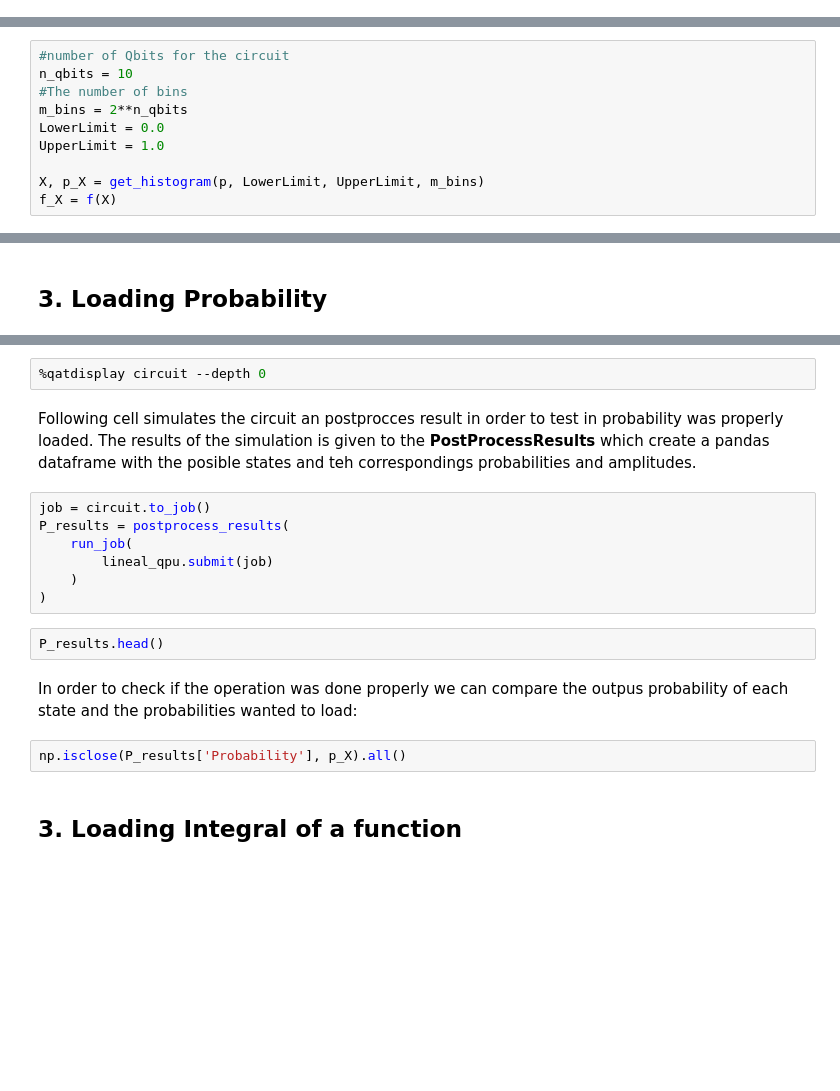
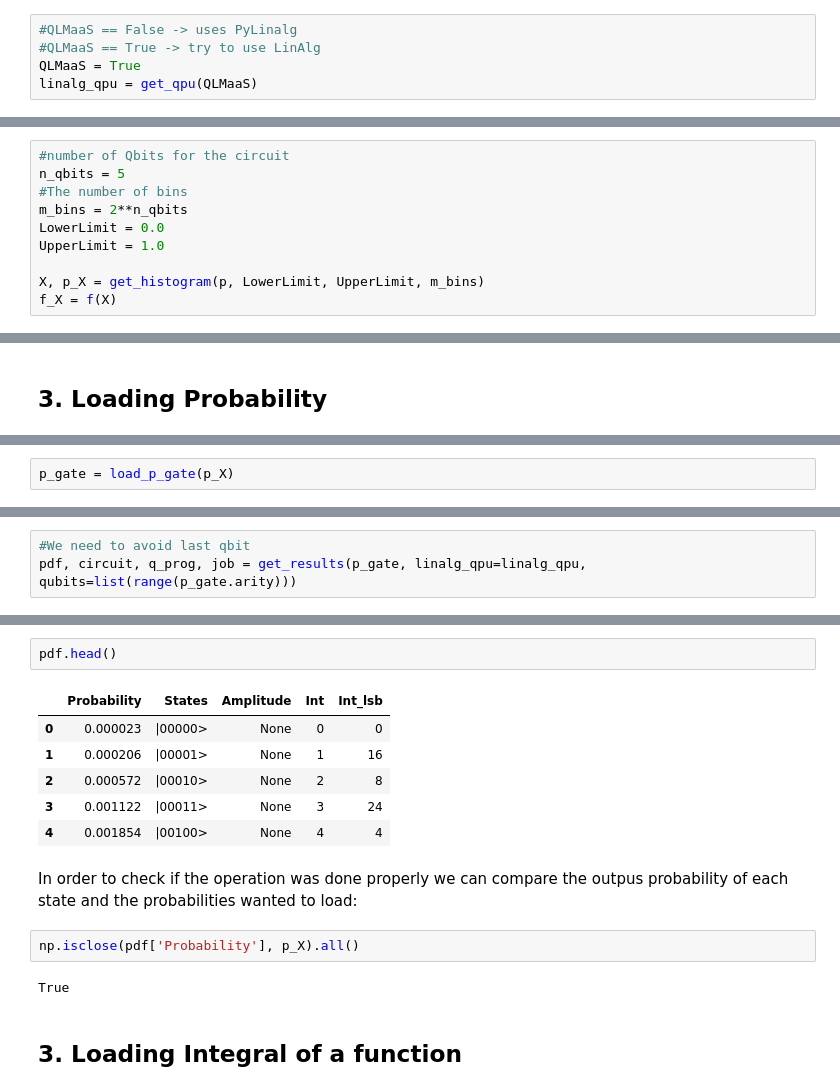
Before and after one commit to gonfeco/PhaseAmplification, a Jupyter notebook: notebooks/01_Dataloading_Module_Use.ipynb, the cells around one changed output, grey strips where cells are left out. Saved outputs shown, nothing was run; the diff lists cells and outputs as text; blank space fills up the shorter version.

```diff
--- a/notebooks/01_Dataloading_Module_Use.ipynb
+++ b/notebooks/01_Dataloading_Module_Use.ipynb
@@ -26,0 +58,5 @@ else:
+# %%
+#QLMaaS == False -> uses PyLinalg
+#QLMaaS == True -> try to use LinAlg
+QLMaaS = True
+linalg_qpu = get_qpu(QLMaaS)
@@ -65,7 +103,7 @@ def f(x):
     return np.sin(x)
 # %%
 #number of Qbits for the circuit
-n_qbits = 10
+n_qbits = 5
 #The number of bins
 m_bins = 2**n_qbits
 LowerLimit = 0.0
@@ -121,0 +128,2 @@ circuit = load_probability_program(p_X).to_circ(submatrices_only=True)
+# %%
+p_gate = load_p_gate(p_X)
@@ -121,0 +138,3 @@ circuit = load_probability_program(p_X).to_circ(submatrices_only=True)
+# %%
+#We need to avoid last qbit
+pdf, circuit, q_prog, job = get_results(p_gate, linalg_qpu=linalg_qpu, qubits=list(range(p_gate.arity)))
@@ -124,20 +166,18 @@ circuit.statistics()
-# %%
-%qatdisplay circuit --depth 0
-# %% [markdown]
-Following cell simulates the circuit an postprocces result in order to test in probability was properly loaded. The results of the simulation is given to the **PostProcessResults** which create a pandas dataframe with the posible states and teh correspondings probabilities and amplitudes.
-# %%
-job = circuit.to_job()
-P_results = postprocess_results(
-    run_job(
-        lineal_qpu.submit(job)
-    )
-)
 # %%
-P_results.head()
+pdf.head()
+# %% [output]
+|  | Probability | States | Amplitude | Int | Int_lsb |
+| 0 | 0.000023 | |00000> | None | 0 | 0 |
+| 1 | 0.000206 | |00001> | None | 1 | 16 |
+| 2 | 0.000572 | |00010> | None | 2 | 8 |
+| 3 | 0.001122 | |00011> | None | 3 | 24 |
+| 4 | 0.001854 | |00100> | None | 4 | 4 |
 # %% [markdown]
 In order to check if the operation was done properly we can compare the outpus probability of each state and the probabilities wanted to load:
 # %%
-np.isclose(P_results['Probability'], p_X).all()
+np.isclose(pdf['Probability'], p_X).all()
+# %% [output]
+True
 # %% [markdown]
 ## 3. Loading Integral of a function
 # %% [markdown]
```
Also changed, not shown: parts of 73 cells of this notebook, 5 other files.
